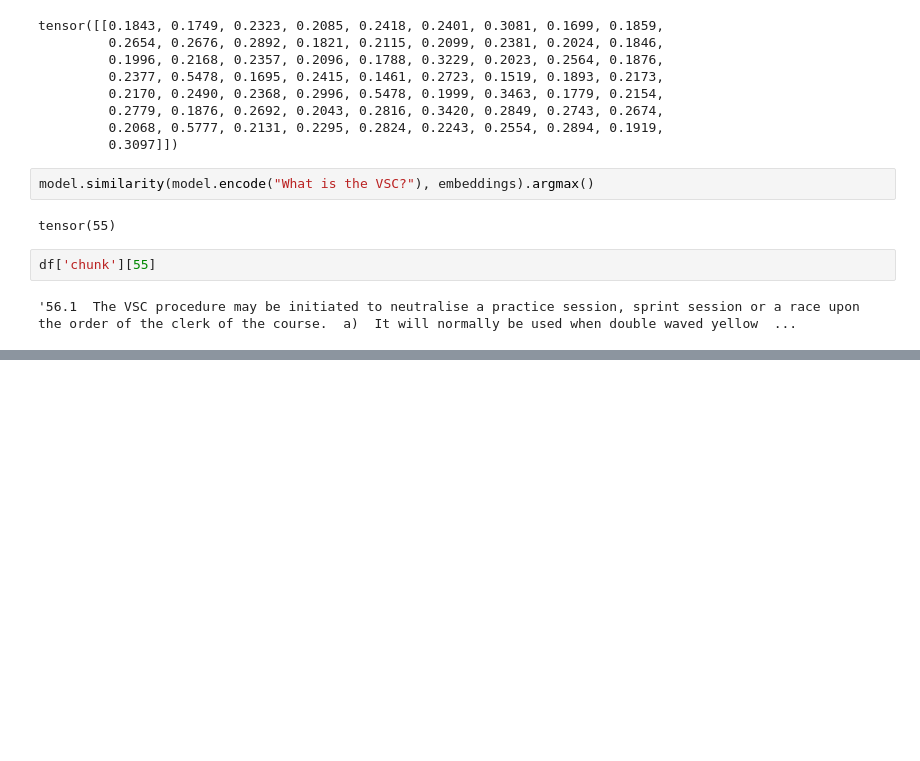
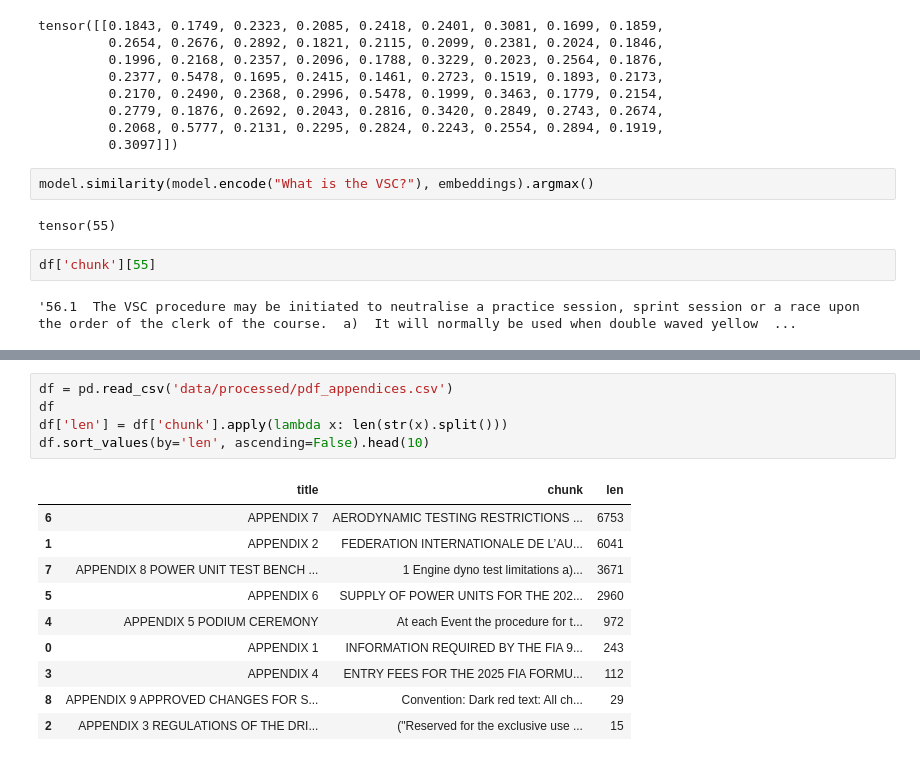
Before and after one commit to FabienRoussel/F1-regulation-RAG-2025, a Jupyter notebook: src/processing/processing_text.ipynb, the cells around one changed output, grey strips where cells are left out. Drawn from its saved outputs; the diff is of its cells as text; blank space fills up the shorter version.

```diff
--- a/src/processing/processing_text.ipynb
+++ b/src/processing/processing_text.ipynb
@@ -249,0 +318,16 @@ df['chunk'][55]
+# %%
+df = pd.read_csv('data/processed/pdf_appendices.csv')
+df
+df['len'] = df['chunk'].apply(lambda x: len(str(x).split()))
+df.sort_values(by='len', ascending=False).head(10)
+# %% [output]
+|  | title | chunk | len |
+| 6 | APPENDIX 7 | AERODYNAMIC TESTING RESTRICTIONS ... | 6753 |
+| 1 | APPENDIX 2 | FEDERATION INTERNATIONALE DE L’AU... | 6041 |
+| 7 | APPENDIX 8 POWER UNIT TEST BENCH ... | 1 Engine dyno test limitations a)... | 3671 |
+| 5 | APPENDIX 6 | SUPPLY OF POWER UNITS FOR THE 202... | 2960 |
+| 4 | APPENDIX 5 PODIUM CEREMONY | At each Event the procedure for t... | 972 |
+| 0 | APPENDIX 1 | INFORMATION REQUIRED BY THE FIA 9... | 243 |
+| 3 | APPENDIX 4 | ENTRY FEES FOR THE 2025 FIA FORMU... | 112 |
+| 8 | APPENDIX 9 APPROVED CHANGES FOR S... | Convention: Dark red text: All ch... | 29 |
+| 2 | APPENDIX 3 REGULATIONS OF THE DRI... | ("Reserved for the exclusive use ... | 15 |
```
Also changed, not shown: parts of 10 cells of this notebook, 11 other files.
